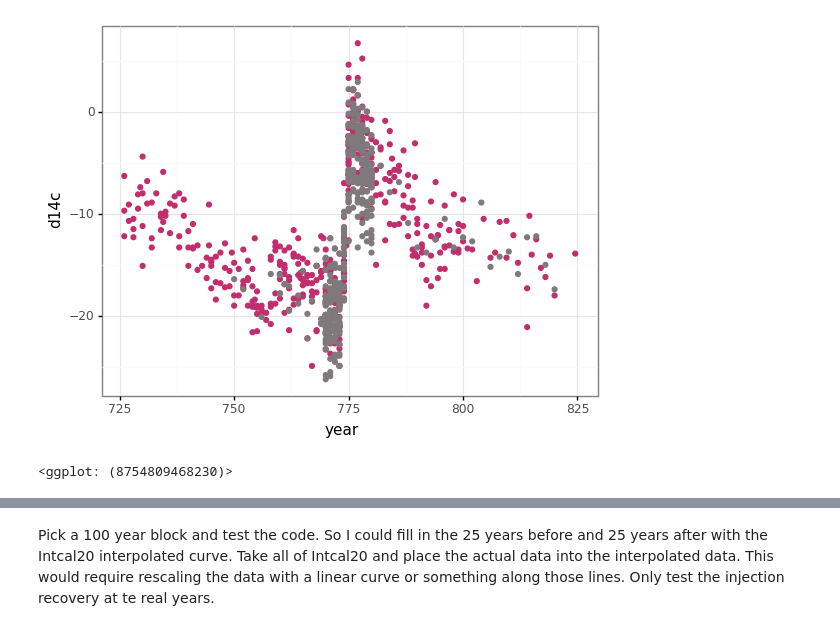
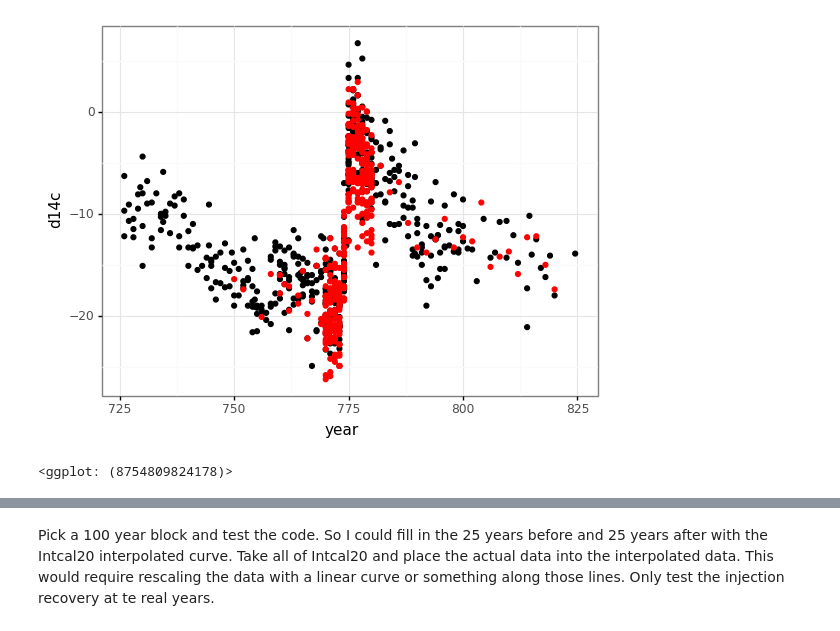
Before and after one commit to Jordan-Dennis/Miyake, a Jupyter notebook: Python IR/injection_recovery.ipynb, the cells around one changed output, grey strips where cells are left out. Saved outputs shown, nothing was run; the diff lists cells and outputs as text; code cells hidden in the pictures.

```diff
--- a/Python IR/injection_recovery.ipynb
+++ b/Python IR/injection_recovery.ipynb
@@ -14,8 +10,8 @@ injection_data = injection_data[injection_data["year"] > 725]
 # %%
 (ggplot(injection_data, aes(x="year", y="d14c",))
     + theme_bw()
-    + geom_point(color=where(injection_data["id"] == "Intcal20", '#c22d6d','#80797c')))
+    + geom_point(color=where(injection_data["id"] == "Intcal20", "black", "red")))
 # %% [output]
-[figure, old version]
+[figure, new version]
-<ggplot: (8754809468230)>
+<ggplot: (8754809824178)>
 # %%
```
Also changed, not shown: parts of 5 cells of this notebook.
